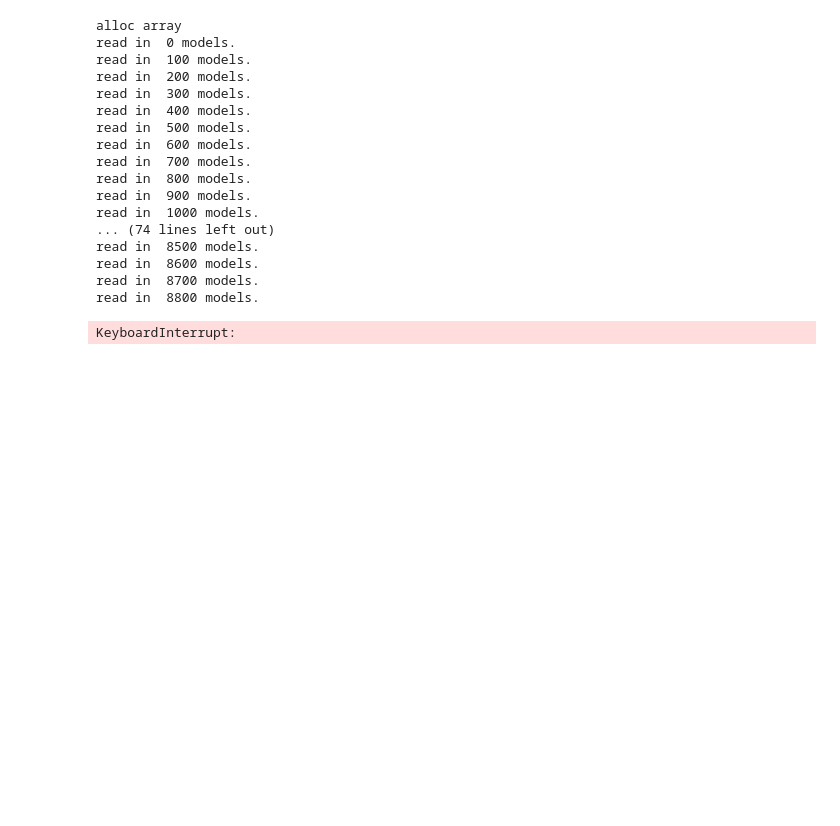
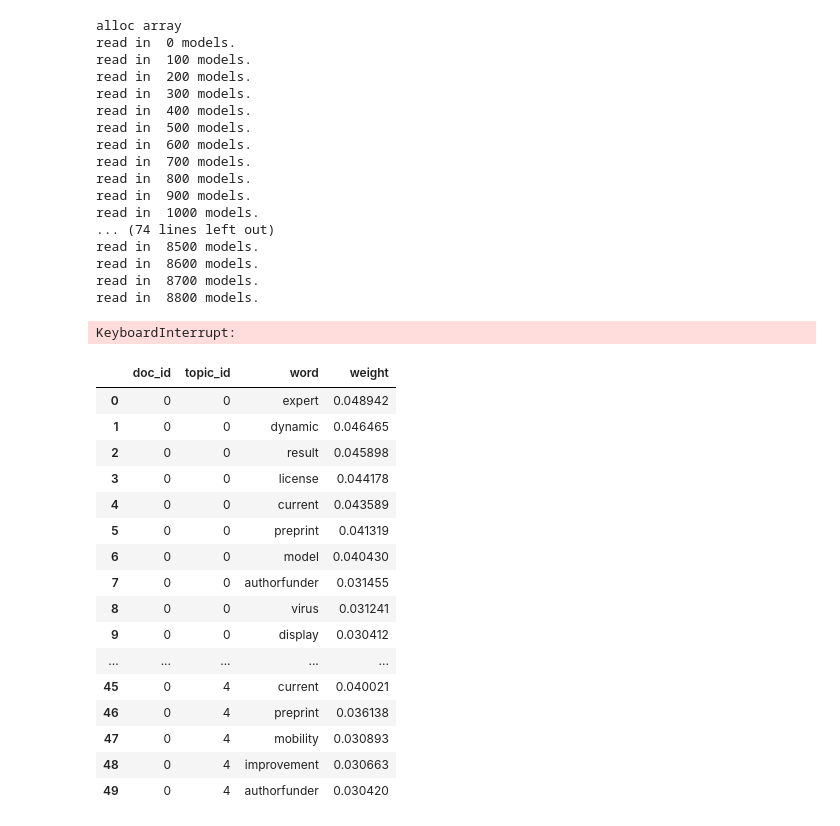
Before and after one commit to MorganV/COVID-19_Text_Dataset_Research, a Jupyter notebook: LDA_TopicModels.ipynb, the cells around one changed output. Saved outputs shown, nothing was run; the diff lists cells and outputs as text; code cells hidden in the pictures; blank space fills up the shorter version.

Commit message:
Add threaded CSVifier for topic models

```diff
--- a/LDA_TopicModels.ipynb
+++ b/LDA_TopicModels.ipynb
@@ -678,3 +678,26 @@ read in  8600 models.
 read in  8700 models.
 read in  8800 models.
 KeyboardInterrupt:
+# %%
+# Read saved topic models from disk
+import pandas as pd
+models = pd.read_csv('topic_models_mthread.csv')
+models.head(50)
+# %% [output]
+|  | doc_id | topic_id | word | weight |
+| 0 | 0 | 0 | expert | 0.048942 |
+| 1 | 0 | 0 | dynamic | 0.046465 |
+| 2 | 0 | 0 | result | 0.045898 |
+| 3 | 0 | 0 | license | 0.044178 |
+| 4 | 0 | 0 | current | 0.043589 |
+| 5 | 0 | 0 | preprint | 0.041319 |
+| 6 | 0 | 0 | model | 0.040430 |
+| 7 | 0 | 0 | authorfunder | 0.031455 |
+| 8 | 0 | 0 | virus | 0.031241 |
+| 9 | 0 | 0 | display | 0.030412 |
+| ... | ... | ... | ... | ... |
+| 45 | 0 | 4 | current | 0.040021 |
+| 46 | 0 | 4 | preprint | 0.036138 |
+| 47 | 0 | 4 | mobility | 0.030893 |
+| 48 | 0 | 4 | improvement | 0.030663 |
+| 49 | 0 | 4 | authorfunder | 0.030420 |
```
Also changed, not shown: parts of 2 cells of this notebook, 2 other files.
